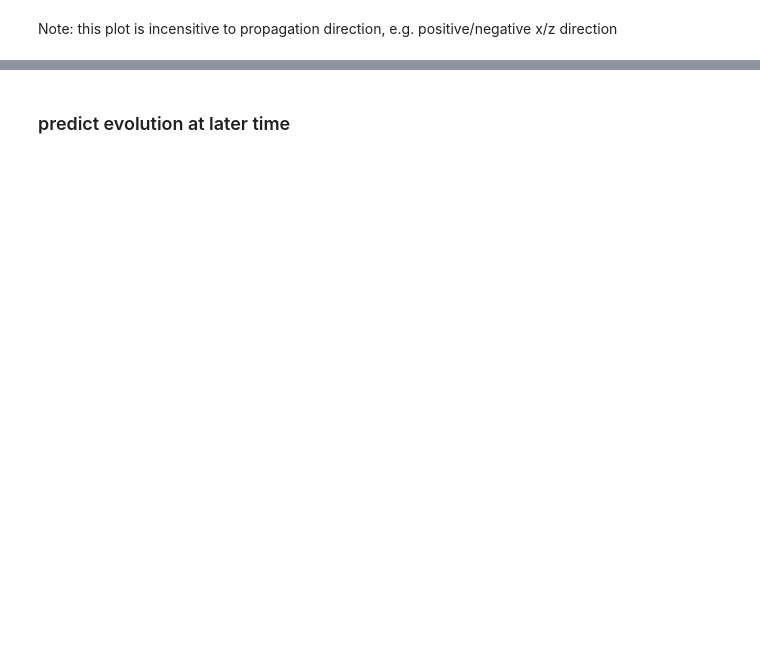
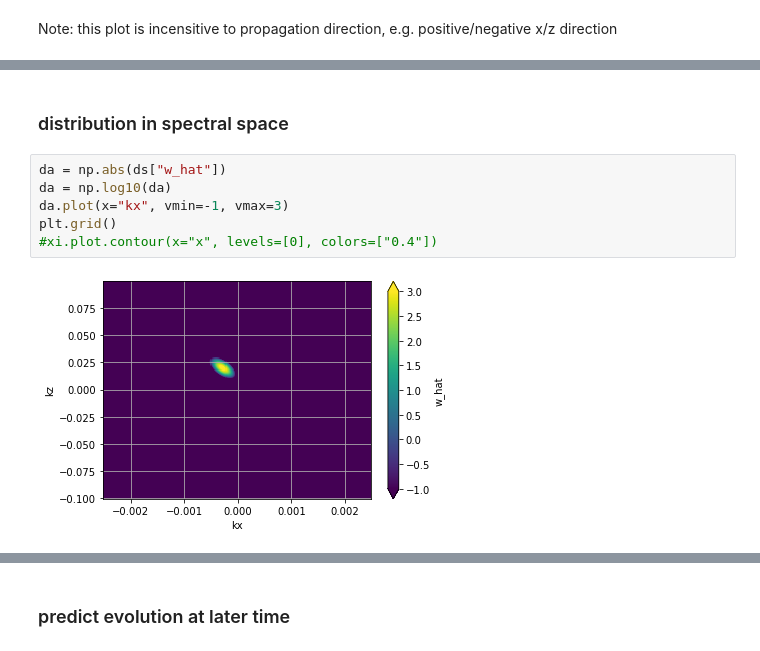
Before and after one commit to apatlpo/das_work, a Jupyter notebook: theory/iwave_packet.ipynb, the cells around one changed output, grey strips where cells are left out. Saved outputs shown, nothing was run; the diff lists cells and outputs as text; blank space fills up the shorter version.

```diff
--- a/theory/iwave_packet.ipynb
+++ b/theory/iwave_packet.ipynb
@@ -93,0 +485,10 @@ xi.plot.contour(x="x", levels=[0], colors=["0.4"])
+# %% [markdown]
+### distribution in spectral space
+# %%
+da = np.abs(ds["w_hat"])
+da = np.log10(da)
+da.plot(x="kx", vmin=-1, vmax=3)
+plt.grid()
+#xi.plot.contour(x="x", levels=[0], colors=["0.4"])
+# %% [output]
+[figure, added]
```
Also changed, not shown: parts of 34 cells of this notebook, 1 other file.
